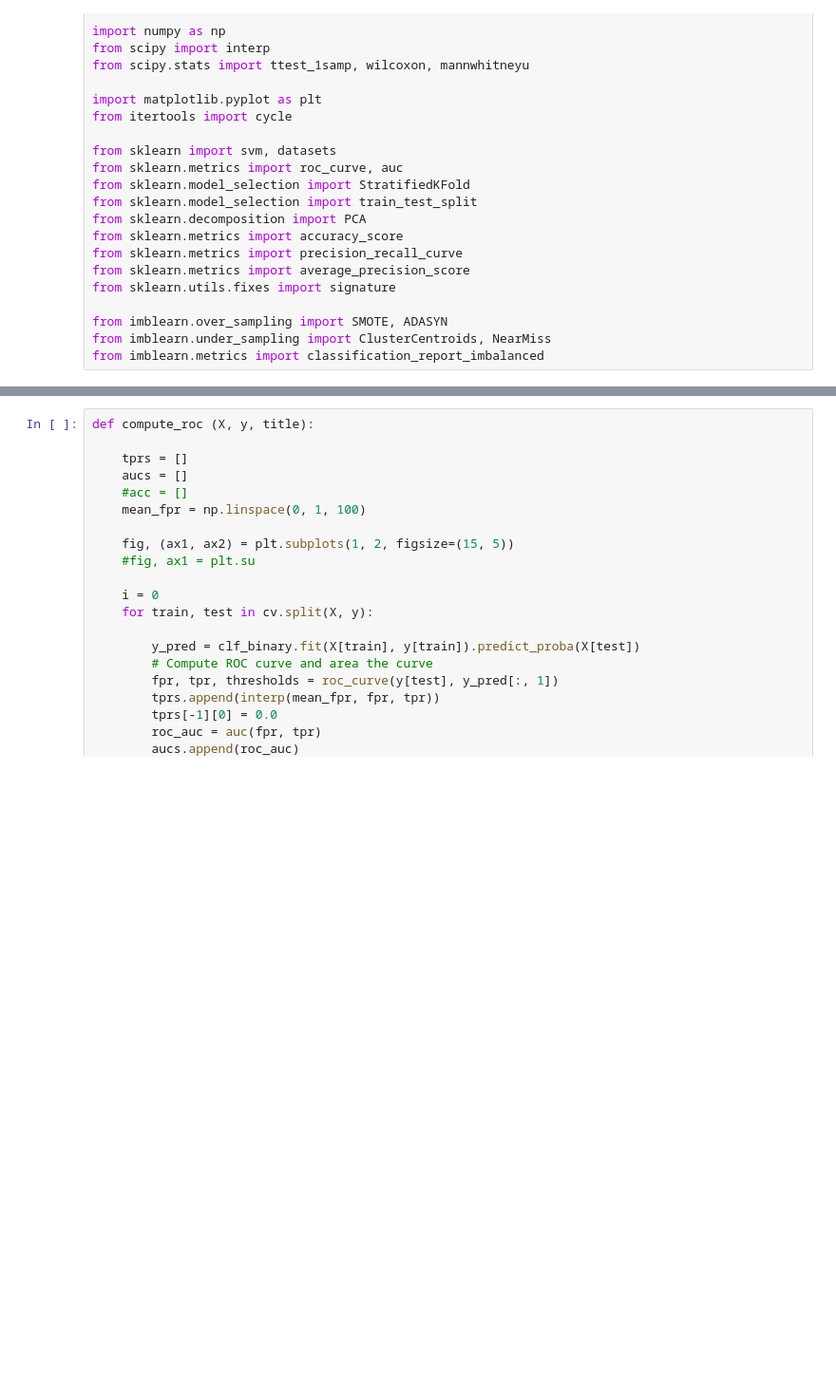
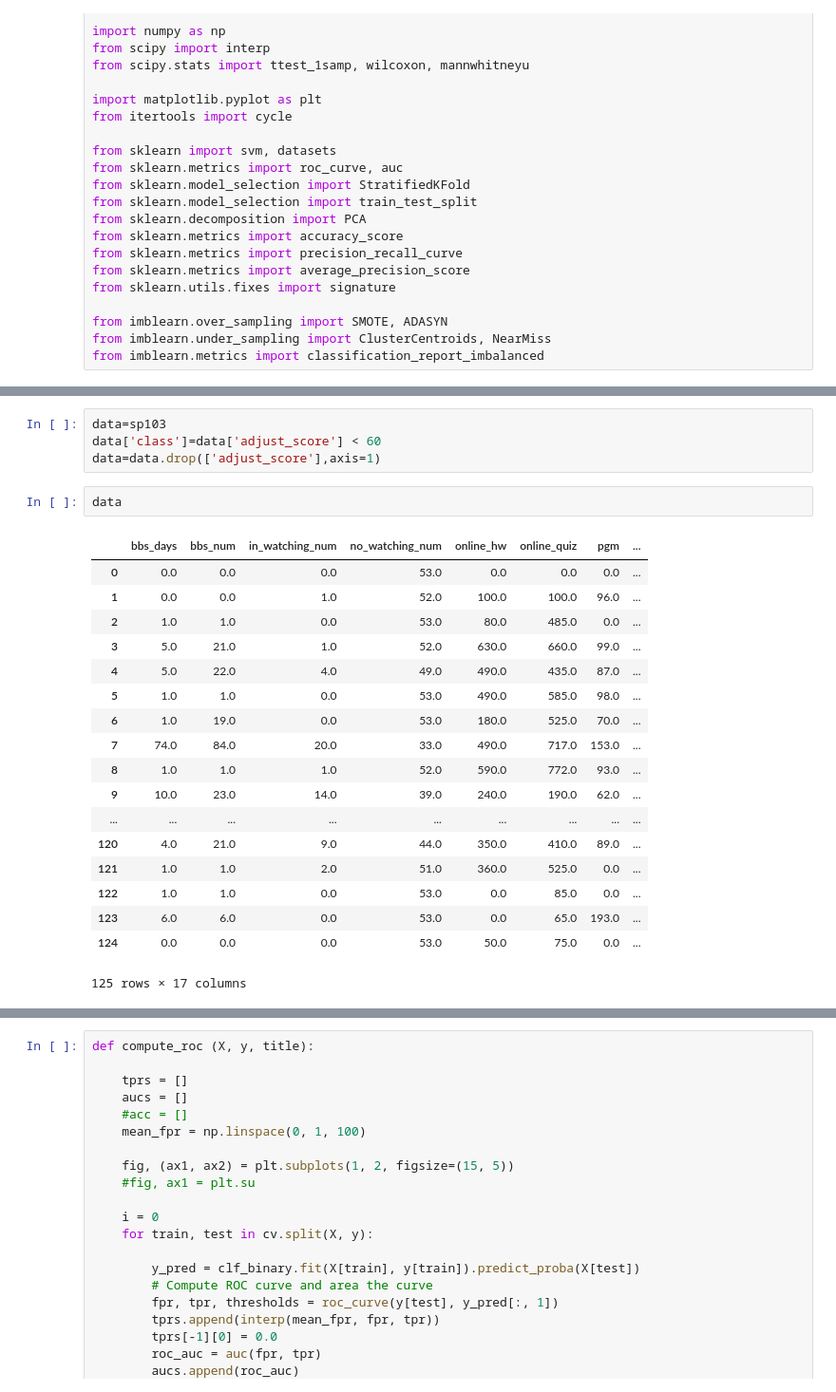
Before and after one commit to owen198/kslab, a Jupyter notebook: ds_comparision/ROC Curve - CYCU1031SP.ipynb, the cells around one changed output, grey strips where cells are left out. Shown at 95% size. Cells and saved outputs as stored; diff of their text form; blank space fills up the shorter version.

```diff
--- a/ds_comparision/ROC Curve - CYCU1031SP.ipynb
+++ b/ds_comparision/ROC Curve - CYCU1031SP.ipynb
@@ -139,0 +57,25 @@ clf_one = svm.OneClassSVM(kernel="rbf",
+# %%
+data=sp103
+data['class']=data['adjust_score'] < 60
+data=data.drop(['adjust_score'],axis=1)
+# %%
+data
+# %% [output]
+|  | bbs_days | bbs_num | in_watching_num | no_watching_num | online_hw | online_quiz | pgm | ... |
+| 0 | 0.0 | 0.0 | 0.0 | 53.0 | 0.0 | 0.0 | 0.0 | ... |
+| 1 | 0.0 | 0.0 | 1.0 | 52.0 | 100.0 | 100.0 | 96.0 | ... |
+| 2 | 1.0 | 1.0 | 0.0 | 53.0 | 80.0 | 485.0 | 0.0 | ... |
+| 3 | 5.0 | 21.0 | 1.0 | 52.0 | 630.0 | 660.0 | 99.0 | ... |
+| 4 | 5.0 | 22.0 | 4.0 | 49.0 | 490.0 | 435.0 | 87.0 | ... |
+| 5 | 1.0 | 1.0 | 0.0 | 53.0 | 490.0 | 585.0 | 98.0 | ... |
+| 6 | 1.0 | 19.0 | 0.0 | 53.0 | 180.0 | 525.0 | 70.0 | ... |
+| 7 | 74.0 | 84.0 | 20.0 | 33.0 | 490.0 | 717.0 | 153.0 | ... |
+| 8 | 1.0 | 1.0 | 1.0 | 52.0 | 590.0 | 772.0 | 93.0 | ... |
+| 9 | 10.0 | 23.0 | 14.0 | 39.0 | 240.0 | 190.0 | 62.0 | ... |
+| ... | ... | ... | ... | ... | ... | ... | ... | ... |
+| 120 | 4.0 | 21.0 | 9.0 | 44.0 | 350.0 | 410.0 | 89.0 | ... |
+| 121 | 1.0 | 1.0 | 2.0 | 51.0 | 360.0 | 525.0 | 0.0 | ... |
+| 122 | 1.0 | 1.0 | 0.0 | 53.0 | 0.0 | 85.0 | 0.0 | ... |
+| 123 | 6.0 | 6.0 | 0.0 | 53.0 | 0.0 | 65.0 | 193.0 | ... |
+| 124 | 0.0 | 0.0 | 0.0 | 53.0 | 50.0 | 75.0 | 0.0 | ... |
+125 rows × 17 columns
```
Also changed, not shown: parts of 10 cells of this notebook, 30 other files.
